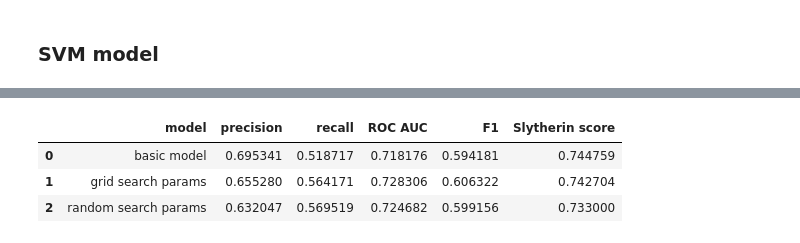
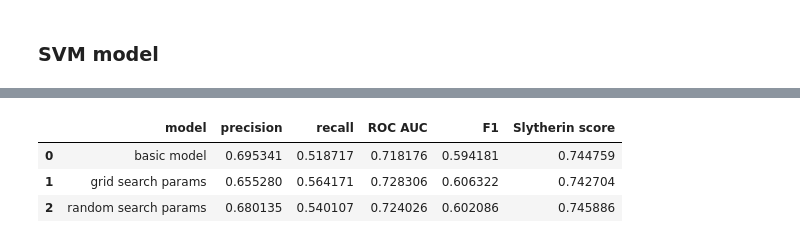
Before and after one commit to infoshareacademy/jdszr6-slytherin_group, a Jupyter notebook: ML_project/mr_scripts/Telco_SVM_MR.ipynb, the cells around one changed output, grey strips where cells are left out. Cells and saved outputs as stored; diff of their text form; code cells hidden in the pictures.

Commit message:
update main code (data exploration, SVM model)

```diff
--- a/ML_project/mr_scripts/Telco_SVM_MR.ipynb
+++ b/ML_project/mr_scripts/Telco_SVM_MR.ipynb
@@ -238,10 +238,10 @@ scores = []
 svm_model = svm.SVC(random_state=44)
 svm_model.fit(X_train, y_train)
 # params grid
-svm_model_grid = svm.SVC(C=1, degree=1,  gamma='auto', kernel='sigmoid', random_state=44 )
+svm_model_grid = svm.SVC(C=1, degree=1, gamma='auto', kernel='sigmoid', random_state=44 )
 svm_model_grid.fit(X_train, y_train)
 # params random
-svm_model_random = svm.SVC(kernel= 'sigmoid', gamma= 'auto', degree= 3, C= 2, random_state=44)
+svm_model_random = svm.SVC(kernel= 'sigmoid', gamma='auto', degree= 3, C= 0.2, random_state=44)
 svm_model_random.fit(X_train, y_train)
 
 #prediction from models
@@ -278,31 +278,31 @@ scores.append({"model": "grid search params",
                 "precision": precision,
                 "recall": recall,
                 "ROC AUC": roc_auc,
                 "F1": f1,
                 "Slytherin score": SS
                     })
 
 
 precision = metrics.precision_score(y_val, pred_random)
 recall = metrics.recall_score(y_val, pred_random)
 roc_auc = metrics.roc_auc_score(y_val, pred_random)
 f1 = metrics.f1_score(y_val, pred_random)
 SS = slytherin_score(svm_model_random, X_val, y_val)
 
 scores.append({"model": "random search params",
                 "precision": precision,
                 "recall": recall,
                 "ROC AUC": roc_auc,
                 "F1": f1,
                 "Slytherin score": SS
                     })
 
 
 scores_df = pd.DataFrame(scores,columns=["model","precision","recall","ROC AUC","F1","Slytherin score"])
 
 scores_df
 # %% [output]
 |  | model | precision | recall | ROC AUC | F1 | Slytherin score |
 | 0 | basic model | 0.695341 | 0.518717 | 0.718176 | 0.594181 | 0.744759 |
 | 1 | grid search params | 0.655280 | 0.564171 | 0.728306 | 0.606322 | 0.742704 |
-| 2 | random search params | 0.632047 | 0.569519 | 0.724682 | 0.599156 | 0.733000 |
+| 2 | random search params | 0.680135 | 0.540107 | 0.724026 | 0.602086 | 0.745886 |
```
Also changed, not shown: parts of 5 cells of this notebook, 2 other files.
